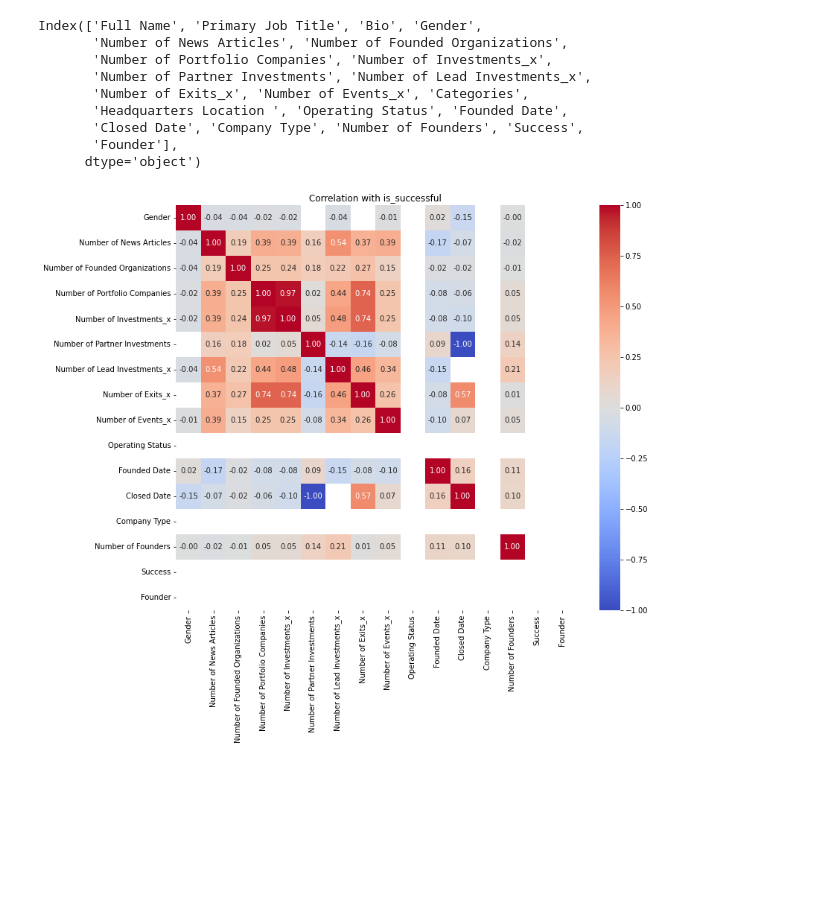
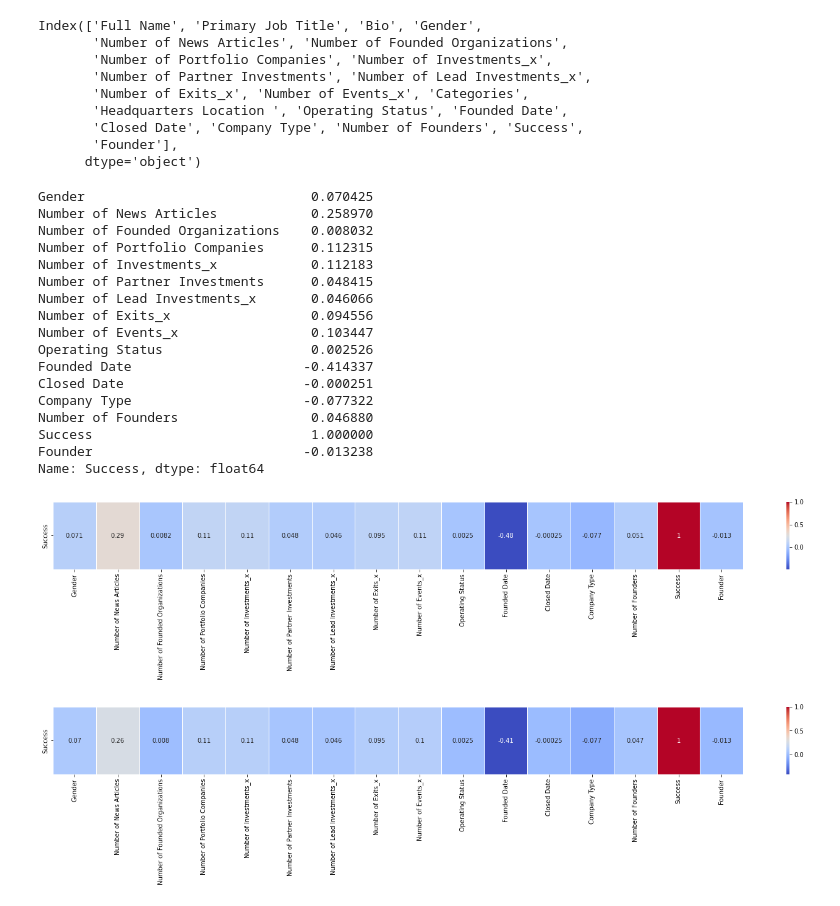
Before and after one commit to MarcLlopart/VC-Investments-Analysis, a Jupyter notebook: 3_founders.ipynb, the cells around one changed output. Saved outputs shown, nothing was run; the diff lists cells and outputs as text; code cells hidden in the pictures; blank space fills up the shorter version.

```diff
--- a/3_founders.ipynb
+++ b/3_founders.ipynb
@@ -61,6 +61,31 @@ Index(['Full Name', 'Primary Job Title', 'Bio', 'Gender',
        'Closed Date', 'Company Type', 'Number of Founders', 'Success',
        'Founder'],
       dtype='object')
+# %%
+founders[['Gender', 'Number of News Articles', 'Number of Founded Organizations',
+                                                     'Number of Portfolio Companies', 'Number of Investments_x', 'Number of Partner Investments',
+                                                     'Number of Lead Investments_x', 'Number of Exits_x', 'Number of Events_x',
+                                                     'Operating Status', 'Founded Date', 'Closed Date',
+                                                     'Company Type', 'Number of Founders', 'Success',
+                                                     'Founder' ]].corr(method='kendall')['Success'].T
+# %% [output]
+Gender                             0.070425
+Number of News Articles            0.258970
+Number of Founded Organizations    0.008032
+Number of Portfolio Companies      0.112315
+Number of Investments_x            0.112183
+Number of Partner Investments      0.048415
+Number of Lead Investments_x       0.046066
+Number of Exits_x                  0.094556
+Number of Events_x                 0.103447
+Operating Status                   0.002526
+Founded Date                      -0.414337
+Closed Date                       -0.000251
+Company Type                      -0.077322
+Number of Founders                 0.046880
+Success                            1.000000
+Founder                           -0.013238
+Name: Success, dtype: float64
 # %%
 from sklearn.preprocessing import StandardScaler
 
@@ -80,20 +105,18 @@ standarized_df = pd.DataFrame(standarized_df, columns=['Gender', 'Number of News
                                                      'Company Type', 'Number of Founders', 'Success',
                                                      'Founder' ])
 # %%
-# Calculate the correlation matrix
+# Calculate the correlation matrix by Spearman
 founders_df = founders[['Gender', 'Number of News Articles', 'Number of Founded Organizations',
                         'Number of Portfolio Companies', 'Number of Investments_x', 'Number of Partner Investments',
                         'Number of Lead Investments_x', 'Number of Exits_x', 'Number of Events_x',
                         'Operating Status', 'Founded Date', 'Closed Date',
                         'Company Type', 'Number of Founders', 'Success',
                         'Founder' ]]
-correlation_matrix = np.log(founders_df).corr()
+correlation_matrix_spearman = founders_df.corr(method='spearman')['Success'].to_frame().T
 
-# Plot the correlation matrix
-plt.figure(figsize=(12, 10))
-sns.heatmap(correlation_matrix,
-            annot=True, cmap='coolwarm', fmt=".2f", annot_kws={"size": 10})
-plt.title('Correlation with is_successful')
-plt.show()
+fig, ax = plt.subplots(figsize=(25,2))         # Sample figsize in inches
+sns.heatmap(correlation_matrix_spearman, annot=True, linewidths=.5, ax=ax, cmap="coolwarm")
+
+fig.tight_layout()
 # %% [output]
-[figure, old version]
+[figure, new version]
@@ -109,0 +123,16 @@ plt.show()
+# %%
+# Calculate the correlation matrix by kendall
+founders_df = founders[['Gender', 'Number of News Articles', 'Number of Founded Organizations',
+                        'Number of Portfolio Companies', 'Number of Investments_x', 'Number of Partner Investments',
+                        'Number of Lead Investments_x', 'Number of Exits_x', 'Number of Events_x',
+                        'Operating Status', 'Founded Date', 'Closed Date',
+                        'Company Type', 'Number of Founders', 'Success',
+                        'Founder' ]]
+correlation_matrix_kendall = founders_df.corr(method='kendall')['Success'].to_frame().T
+
+fig, ax = plt.subplots(figsize=(25,2))         # Sample figsize in inches
+sns.heatmap(correlation_matrix_kendall, annot=True, linewidths=.5, ax=ax, cmap="coolwarm")
+
+fig.tight_layout()
+# %% [output]
+[figure, added]
```
Also changed, not shown: parts of 15 cells of this notebook.
